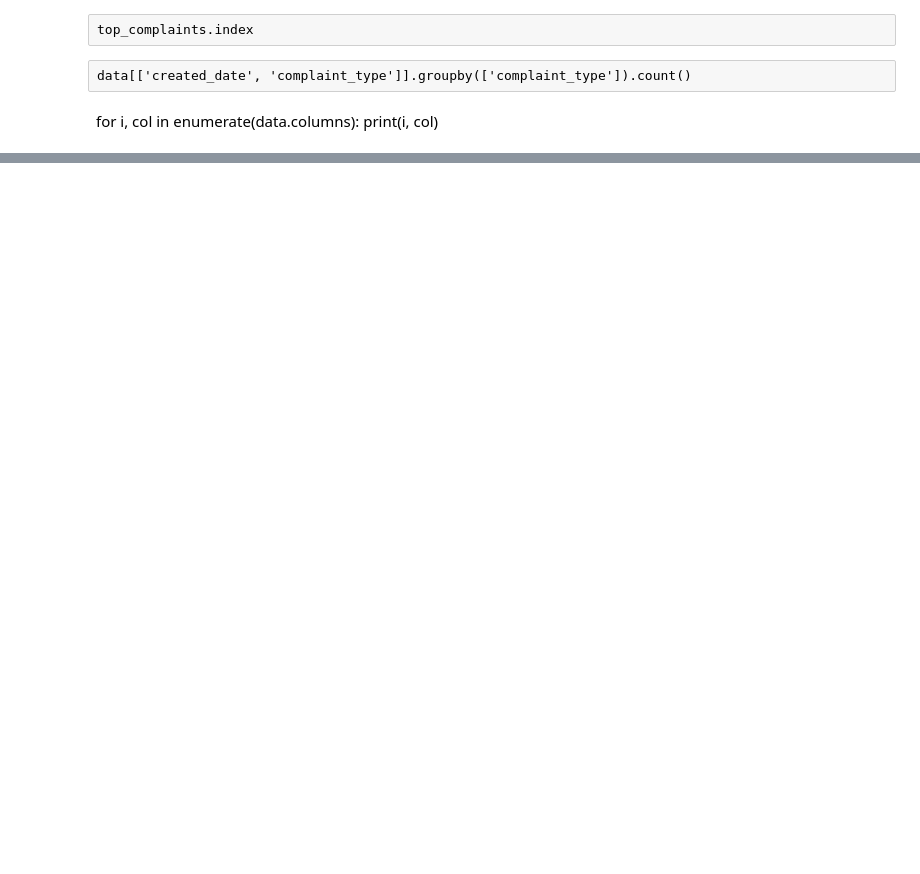
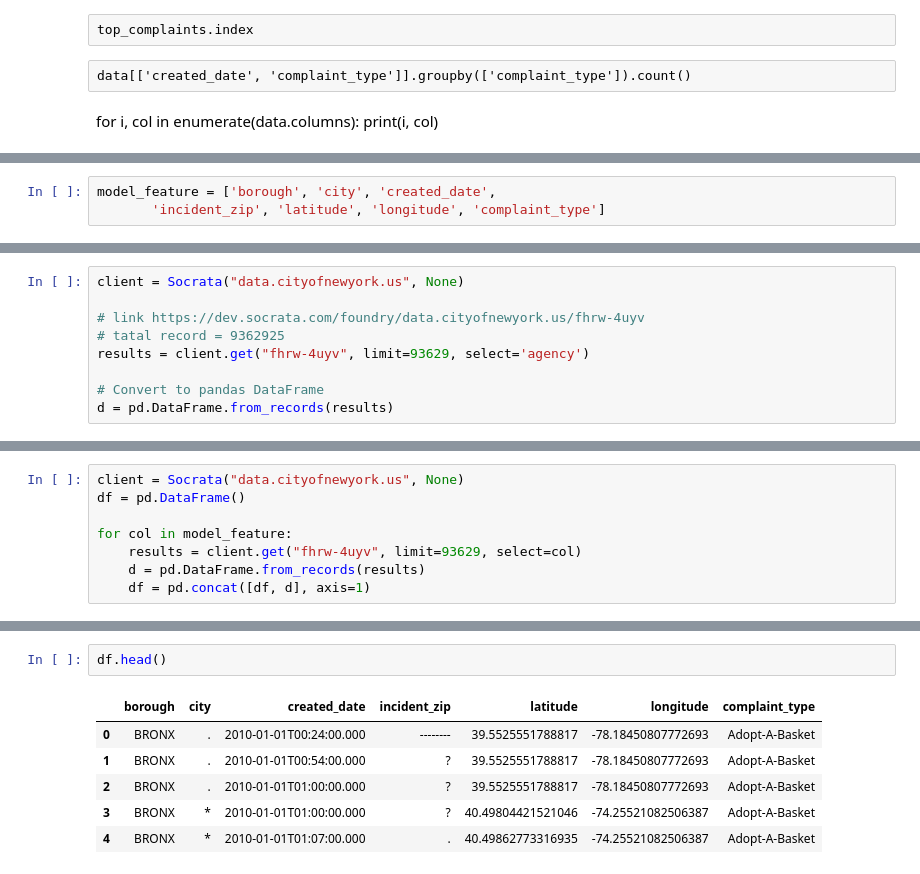
Before and after one commit to zafrinMinoti/CUNY-HACKATHON-2018, a Jupyter notebook: 311_SR_EDA.ipynb, the cells around one changed output, grey strips where cells are left out. Drawn from its saved outputs; the diff is of its cells as text; blank space fills up the shorter version.

```diff
--- a/311_SR_EDA.ipynb
+++ b/311_SR_EDA.ipynb
@@ -187,0 +207,3 @@ for i, col in enumerate(data.columns):
+# %%
+model_feature = ['borough', 'city', 'created_date',
+       'incident_zip', 'latitude', 'longitude', 'complaint_type']
@@ -187,0 +216,9 @@ for i, col in enumerate(data.columns):
+# %%
+client = Socrata("data.cityofnewyork.us", None)
+
+# link https://dev.socrata.com/foundry/data.cityofnewyork.us/fhrw-4uyv
+# tatal record = 9362925
+results = client.get("fhrw-4uyv", limit=93629, select='agency')
+
+# Convert to pandas DataFrame
+d = pd.DataFrame.from_records(results)
@@ -187,0 +227,8 @@ for i, col in enumerate(data.columns):
+# %%
+client = Socrata("data.cityofnewyork.us", None)
+df = pd.DataFrame()
+
+for col in model_feature:
+    results = client.get("fhrw-4uyv", limit=93629, select=col)
+    d = pd.DataFrame.from_records(results)
+    df = pd.concat([df, d], axis=1)
@@ -187,0 +237,9 @@ for i, col in enumerate(data.columns):
+# %%
+df.head()
+# %% [output]
+|  | borough | city | created_date | incident_zip | latitude | longitude | complaint_type |
+| 0 | BRONX | . | 2010-01-01T00:24:00.000 | -------- | 39.5525551788817 | -78.18450807772693 | Adopt-A-Basket |
+| 1 | BRONX | . | 2010-01-01T00:54:00.000 | ? | 39.5525551788817 | -78.18450807772693 | Adopt-A-Basket |
+| 2 | BRONX | . | 2010-01-01T01:00:00.000 | ? | 39.5525551788817 | -78.18450807772693 | Adopt-A-Basket |
+| 3 | BRONX | * | 2010-01-01T01:00:00.000 | ? | 40.49804421521046 | -74.25521082506387 | Adopt-A-Basket |
+| 4 | BRONX | * | 2010-01-01T01:07:00.000 | . | 40.49862773316935 | -74.25521082506387 | Adopt-A-Basket |
```
Also changed, not shown: parts of 18 cells of this notebook, 1 other file.
